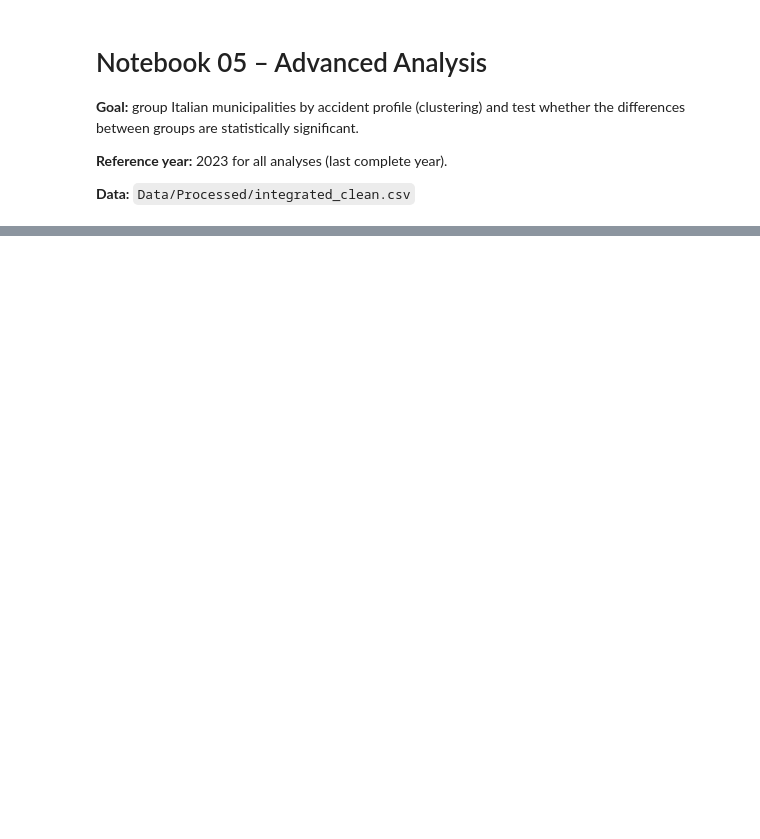
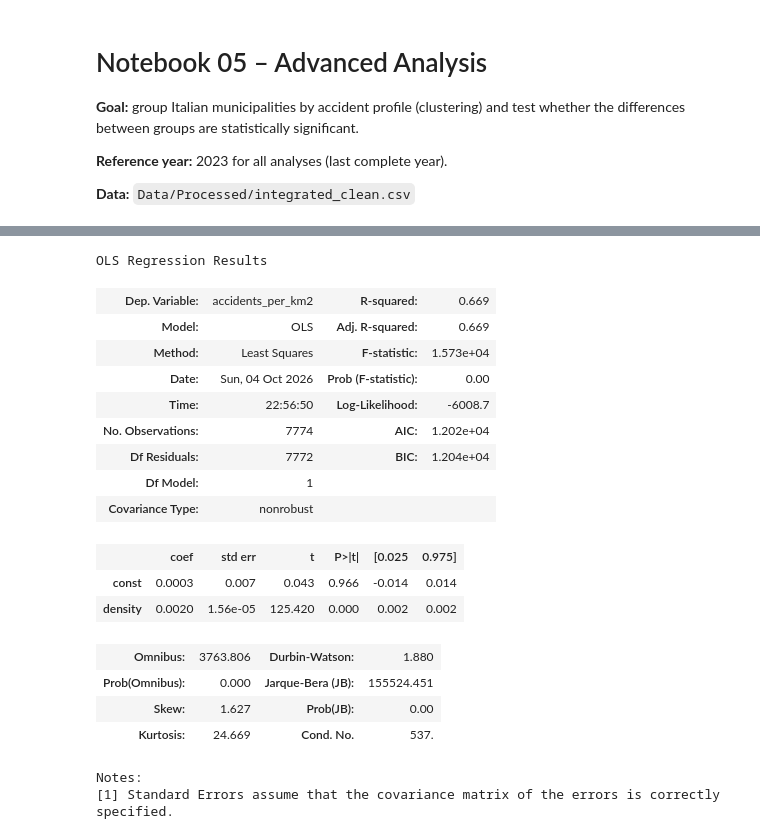
Before and after one commit to martinafurian/istat-accidents-analysis, a Jupyter notebook: 05_advanced_analysis.ipynb, the cells around one changed output, grey strips where cells are left out. Cells and saved outputs as stored; diff of their text form; code cells hidden in the pictures; blank space fills up the shorter version.

```diff
--- a/05_advanced_analysis.ipynb
+++ b/05_advanced_analysis.ipynb
@@ -28,0 +146,40 @@ ImportError: DLL load failed while importing messagestream: An Application Contr
+# %%
+import statsmodels.api as sm
+
+# calculate population density
+df_2023["density"] = df_2023["Popolazione residente"] / df_2023["Superficie (Kmq)"]
+
+# remove top 1% outliers
+threshold_density = df_2023["density"].quantile(0.99)
+threshold_km2 = df_2023["accidents_per_km2"].quantile(0.99)
+df_reg = df_2023[
+    (df_2023["density"] < threshold_density) &
+    (df_2023["accidents_per_km2"] < threshold_km2)
+].copy()
+
+# fit the model: does density predict the accident rate per km²?
+Y = df_reg["accidents_per_km2"]
+X = sm.add_constant(df_reg["density"])
+model = sm.OLS(endog=Y, exog=X)
+results = model.fit()
+results.summary()
+# %% [output]
+OLS Regression Results
+| Dep. Variable: | accidents_per_km2 | R-squared: | 0.669 |
+| Model: | OLS | Adj. R-squared: | 0.669 |
+| Method: | Least Squares | F-statistic: | 1.573e+04 |
+| Date: | Sun, 04 Oct 2026 | Prob (F-statistic): | 0.00 |
+| Time: | 22:56:50 | Log-Likelihood: | -6008.7 |
+| No. Observations: | 7774 | AIC: | 1.202e+04 |
+| Df Residuals: | 7772 | BIC: | 1.204e+04 |
+| Df Model: | 1 |  |  |
+| Covariance Type: | nonrobust |  |  |
+|  | coef | std err | t | P>|t| | [0.025 | 0.975] |
+| const | 0.0003 | 0.007 | 0.043 | 0.966 | -0.014 | 0.014 |
+| density | 0.0020 | 1.56e-05 | 125.420 | 0.000 | 0.002 | 0.002 |
+| Omnibus: | 3763.806 | Durbin-Watson: | 1.880 |
+| Prob(Omnibus): | 0.000 | Jarque-Bera (JB): | 155524.451 |
+| Skew: | 1.627 | Prob(JB): | 0.00 |
+| Kurtosis: | 24.669 | Cond. No. | 537. |
+Notes:
+[1] Standard Errors assume that the covariance matrix of the errors is correctly specified.
```
Also changed, not shown: parts of 13 cells of this notebook.
